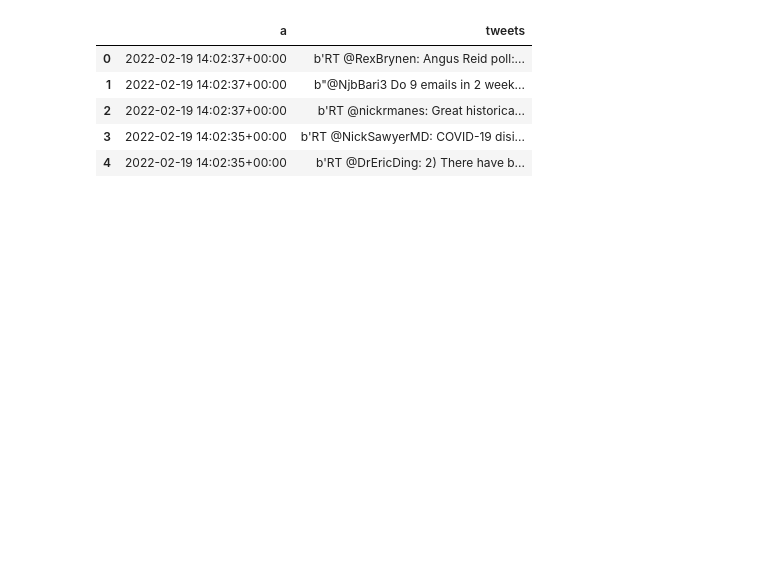
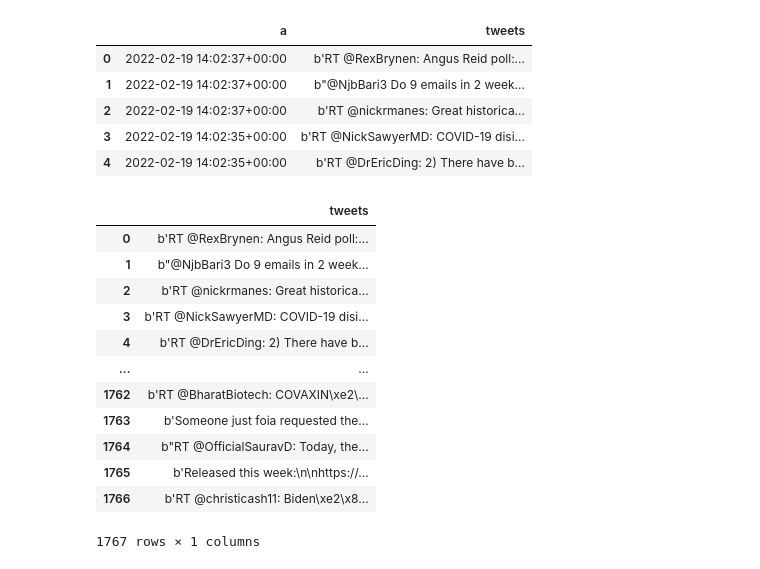
Before and after one commit to vanamayaswanth/Minor-Project-2, a Jupyter notebook: one.ipynb, the cells around one changed output. Saved outputs shown, nothing was run; the diff lists cells and outputs as text; code cells hidden in the pictures; blank space fills up the shorter version.

```diff
--- a/one.ipynb
+++ b/one.ipynb
@@ -173,6 +173,22 @@ data.head()
 | 4 | 2022-02-19 14:02:35+00:00 | b'RT @DrEricDing: 2) There have b... |
 # %%
 data=data.drop(columns="a",axis=1)
+# %%
+data
+# %% [output]
+|  | tweets |
+| 0 | b'RT @RexBrynen: Angus Reid poll:... |
+| 1 | b"@NjbBari3 Do 9 emails in 2 week... |
+| 2 | b'RT @nickrmanes: Great historica... |
+| 3 | b'RT @NickSawyerMD: COVID-19 disi... |
+| 4 | b'RT @DrEricDing: 2) There have b... |
+| ... | ... |
+| 1762 | b'RT @BharatBiotech: COVAXIN\xe2\... |
+| 1763 | b'Someone just foia requested the... |
+| 1764 | b"RT @OfficialSauravD: Today, the... |
+| 1765 | b'Released this week:\n\nhttps://... |
+| 1766 | b'RT @christicash11: Biden\xe2\x8... |
+1767 rows × 1 columns
 # %%
 
 
```
Also changed, not shown: parts of 8 cells of this notebook, 2 other files.
